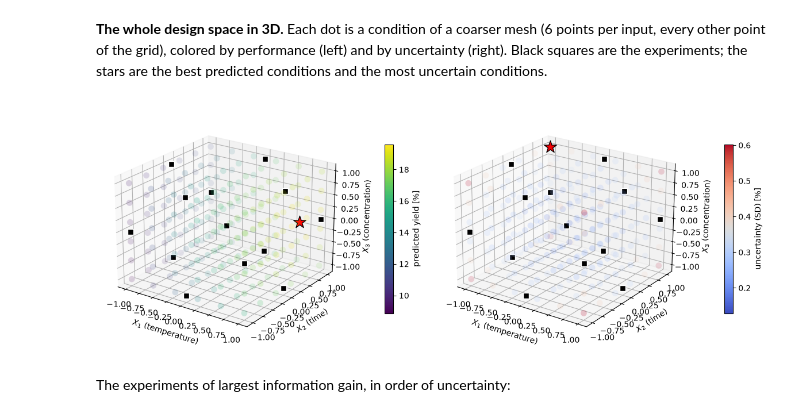
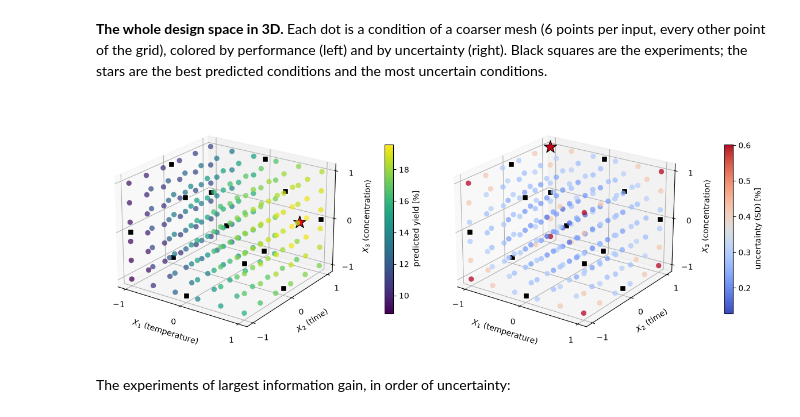
Before and after one commit to vzavala/DoE, a Jupyter notebook: Python/GaussianProcessDesign.ipynb, the cells around one changed output. Saved outputs shown, nothing was run; the diff lists cells and outputs as text; code cells hidden in the pictures.

Commit message:
GP design notebook: clearer 3D figure
Co-Authored-By: Claude Opus 5.5 <noreply@anthropic.com>

```diff
--- a/Python/GaussianProcessDesign.ipynb
+++ b/Python/GaussianProcessDesign.ipynb
@@ -146,20 +146,21 @@ plt.show()
 # %%
 coarse = np.isin(np.round(grid, 6), np.round(g[::2], 6)).all(axis=1)     # 6 x 6 x 6 = 216 points
 fig = plt.figure(figsize=(12, 5.2))
 for j, (v, star, cm, lab) in enumerate([(m, x_exploit, "viridis", "predicted yield [%]"),
                                         (s, x_explore, "coolwarm", "uncertainty (SD) [%]")]):
     ax = fig.add_subplot(1, 2, j + 1, projection="3d")
-    im = ax.scatter(*grid[coarse].T, c=v[coarse], cmap=cm, s=60, alpha=0.5, linewidths=0, vmin=v.min(), vmax=v.max())
+    im = ax.scatter(*grid[coarse].T, c=v[coarse], cmap=cm, s=45, alpha=0.75, linewidths=0, depthshade=False, vmin=v.min(), vmax=v.max())
     ax.scatter(*x.T, color="k", marker="s", s=45, edgecolors="w", depthshade=False)
     ax.scatter(*star, color="red", marker="*", s=260, edgecolors="k", depthshade=False)
     ax.set_xlabel("$X_1$ (temperature)"); ax.set_ylabel("$X_2$ (time)"); ax.set_zlabel("$X_3$ (concentration)")
+    ax.set_xticks([-1, 0, 1]); ax.set_yticks([-1, 0, 1]); ax.set_zticks([-1, 0, 1])
     ax.view_init(elev=22, azim=-55)
     cb = fig.colorbar(im, ax=ax, shrink=0.6, pad=0.12, label=lab)
     cb.solids.set_alpha(1)
 fig.tight_layout()
 plt.show()
 # %% [output]
-[figure, old version]
+[figure, new version]
 # %% [markdown]
 The experiments of largest information gain, in order of uncertainty:
 # %%
```
